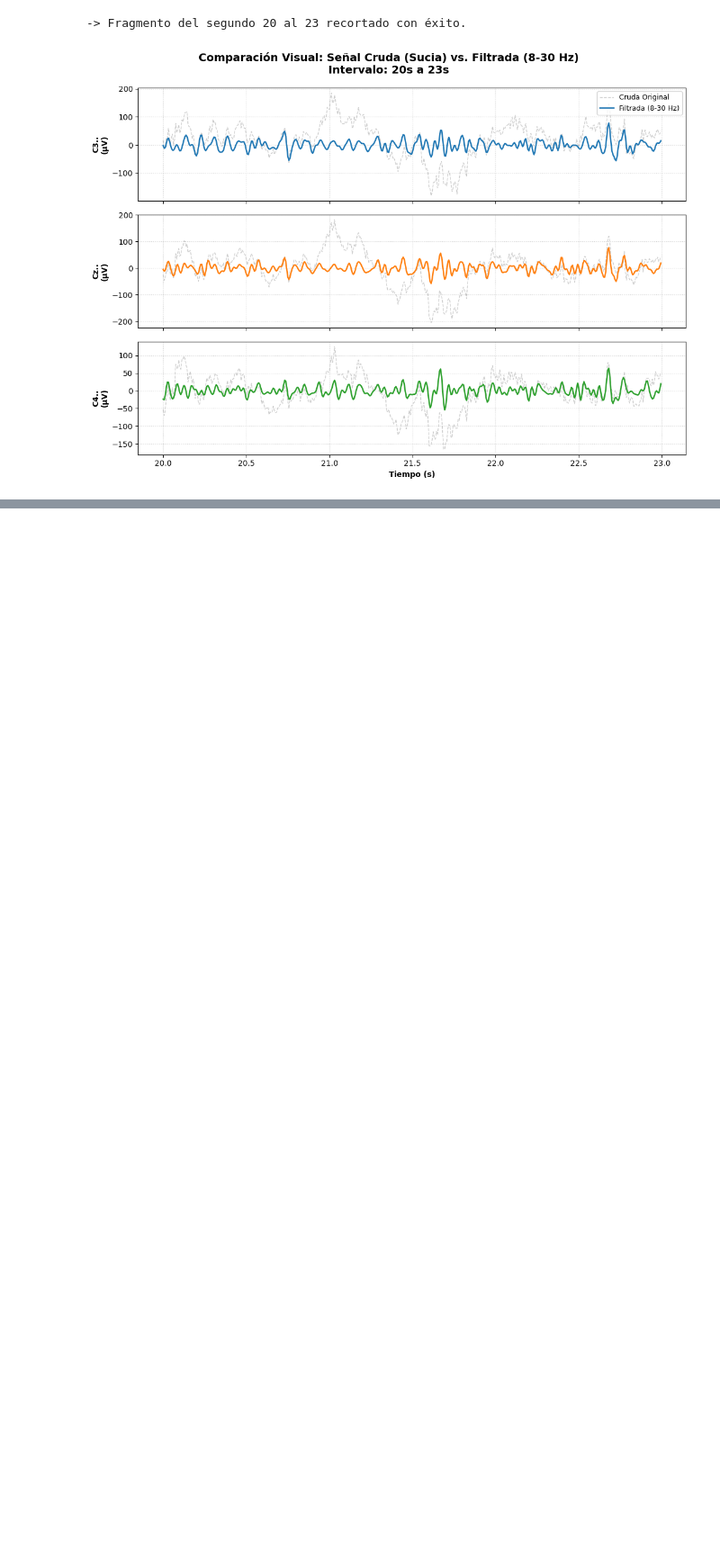
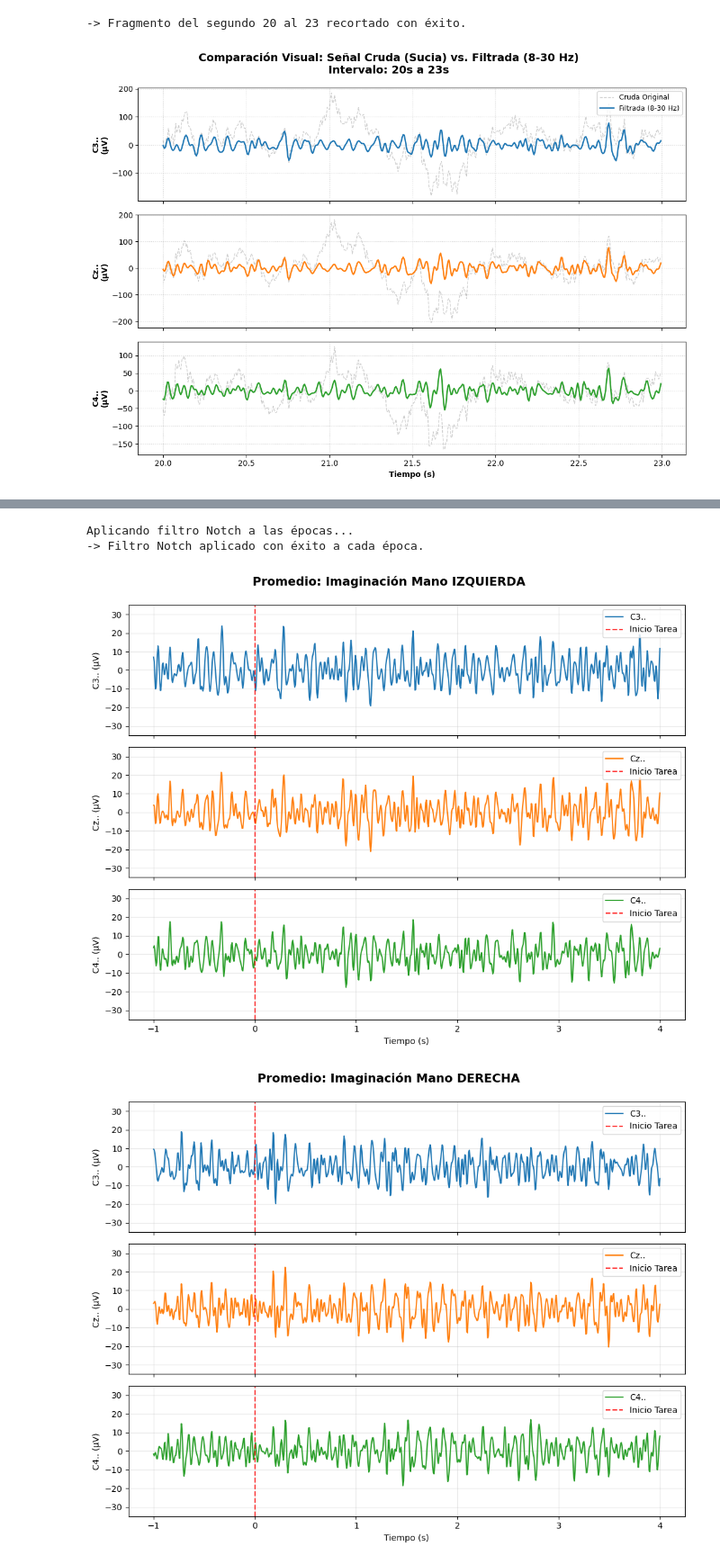
Before and after one commit to PaulaCCano/lab_Biosenales, a Jupyter notebook: avances_proyecto.ipynb, the cells around one changed output, grey strips where cells are left out. Shown at 90% size. Saved outputs shown, nothing was run; the diff lists cells and outputs as text; code cells hidden in the pictures; blank space fills up the shorter version.

```diff
--- a/avances_proyecto.ipynb
+++ b/avances_proyecto.ipynb
@@ -411,0 +400,53 @@ Número total de eventos encontrados: 30
+# %%
+# FILTRO NOTCH (Post-Epoching)
+# ==========================================
+print("Aplicando filtro Notch a las épocas...")
+
+# Definimos una pequeña función que aplique el notch
+# MNE requiere que lo hagamos así para objetos de tipo Epochs
+epochs.apply_function(mne.filter.notch_filter, freqs=60.0,
+                      Fs=epochs.info['sfreq'], verbose=False)
+
+print("-> Filtro Notch aplicado con éxito a cada época.")
+# %% [output]
+Aplicando filtro Notch a las épocas...
+-> Filtro Notch aplicado con éxito a cada época.
+# %%
+#Validacipon visual de los promedios evocados (ERP) para cada tarea
+import matplotlib.pyplot as plt
+
+def graficar_evocado_claro(evocado, titulo):
+    # Creamos una figura con 3 filas (una para cada canal)
+    fig, axs = plt.subplots(3, 1, figsize=(10, 8), sharex=True)
+    fig.suptitle(titulo, fontsize=14, fontweight='bold')
+
+    canales = evocado.ch_names # C3, Cz, C4
+    tiempos = evocado.times
+    datos = evocado.data * 1e6 # Pasamos a microvoltios
+
+    colores = ['#1f77b4', '#ff7f0e', '#2ca02c']
+
+    for i in range(len(canales)):
+        axs[i].plot(tiempos, datos[i], color=colores[i], label=canales[i])
+
+        # DIBUJAMOS LA LÍNEA ROJA EN EL SEGUNDO 0
+        axs[i].axvline(x=0, color='red', linestyle='--', alpha=0.8, label='Inicio Tarea')
+
+        axs[i].set_ylabel(f"{canales[i]} (μV)")
+        axs[i].grid(True, alpha=0.3)
+        axs[i].legend(loc='upper right')
+
+        # Ajustamos el límite vertical para que los picos de 30uV se vean bien
+        axs[i].set_ylim([-35, 35])
+
+    axs[-1].set_xlabel("Tiempo (s)")
+    plt.tight_layout()
+    plt.subplots_adjust(top=0.92)
+    plt.show()
+
+# Ejecutamos para ambas tareas
+graficar_evocado_claro(evocado_izq, "Promedio: Imaginación Mano IZQUIERDA")
+graficar_evocado_claro(evocado_der, "Promedio: Imaginación Mano DERECHA")
+# %% [output]
+[figure, added]
+[figure, added]
```
Also changed, not shown: parts of 19 cells of this notebook.
